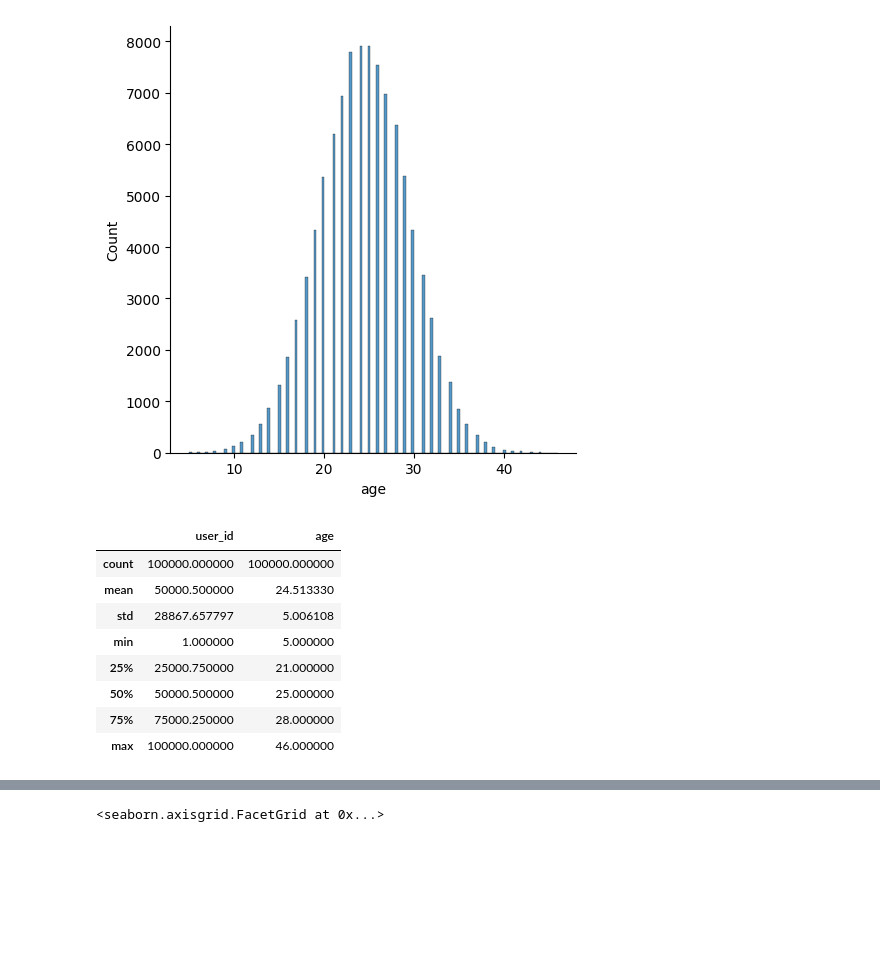
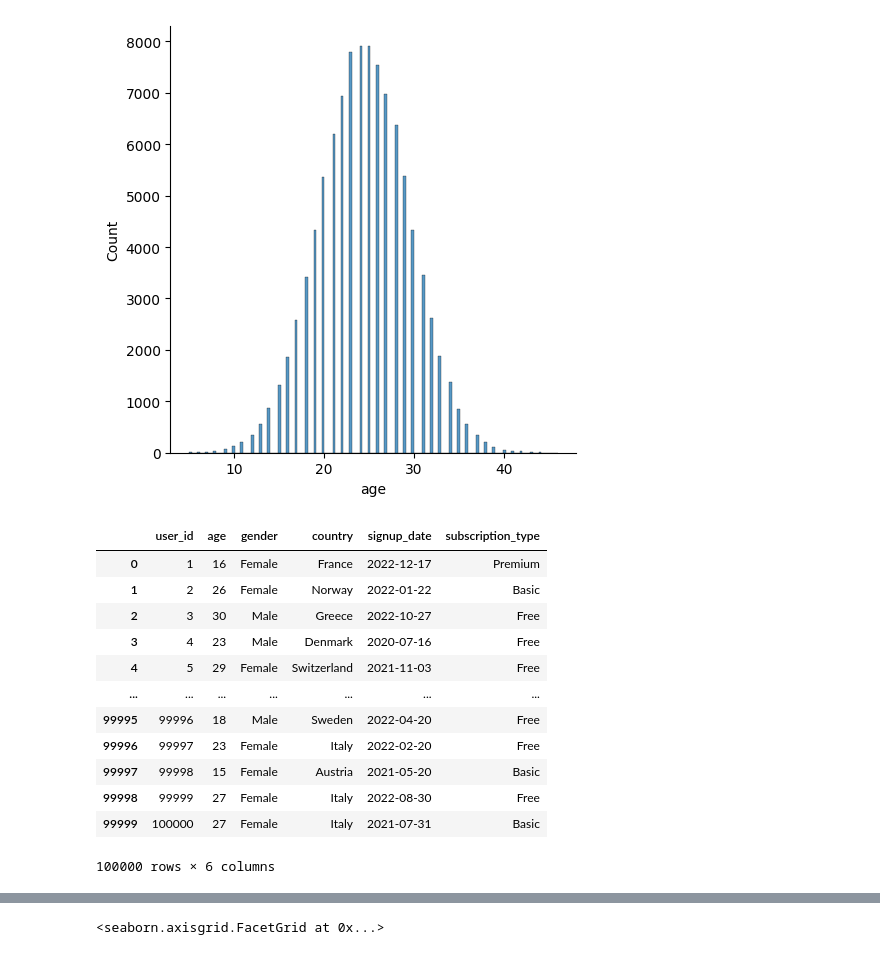
Before and after one commit to SSSpock/skillspire, a Jupyter notebook: casestudy_2ipynb.ipynb, the cells around one changed output, grey strips where cells are left out. Cells and saved outputs as stored; diff of their text form; code cells hidden in the pictures; blank space fills up the shorter version.

```diff
--- a/casestudy_2ipynb.ipynb
+++ b/casestudy_2ipynb.ipynb
@@ -305,14 +351,18 @@ sns.displot(users_df['age'])
 <seaborn.axisgrid.FacetGrid at 0x...>
 [figure]
 # %%
-users_df.describe()
+users_df
 # %% [output]
-|  | user_id | age |
-| count | 100000.000000 | 100000.000000 |
-| mean | 50000.500000 | 24.513330 |
-| std | 28867.657797 | 5.006108 |
-| min | 1.000000 | 5.000000 |
-| 25% | 25000.750000 | 21.000000 |
-| 50% | 50000.500000 | 25.000000 |
-| 75% | 75000.250000 | 28.000000 |
-| max | 100000.000000 | 46.000000 |
+|  | user_id | age | gender | country | signup_date | subscription_type |
+| 0 | 1 | 16 | Female | France | 2022-12-17 | Premium |
+| 1 | 2 | 26 | Female | Norway | 2022-01-22 | Basic |
+| 2 | 3 | 30 | Male | Greece | 2022-10-27 | Free |
+| 3 | 4 | 23 | Male | Denmark | 2020-07-16 | Free |
+| 4 | 5 | 29 | Female | Switzerland | 2021-11-03 | Free |
+| ... | ... | ... | ... | ... | ... | ... |
+| 99995 | 99996 | 18 | Male | Sweden | 2022-04-20 | Free |
+| 99996 | 99997 | 23 | Female | Italy | 2022-02-20 | Free |
+| 99997 | 99998 | 15 | Female | Austria | 2021-05-20 | Basic |
+| 99998 | 99999 | 27 | Female | Italy | 2022-08-30 | Free |
+| 99999 | 100000 | 27 | Female | Italy | 2021-07-31 | Basic |
+100000 rows × 6 columns
```
Also changed, not shown: parts of 3 cells of this notebook.
